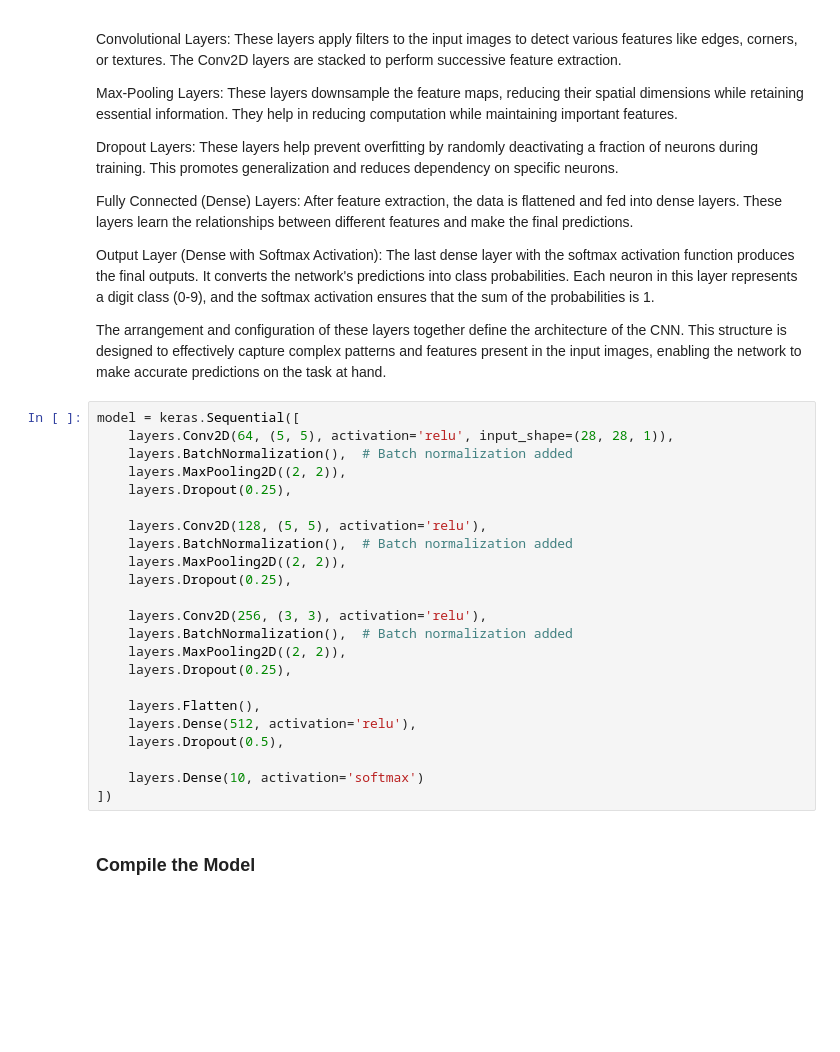
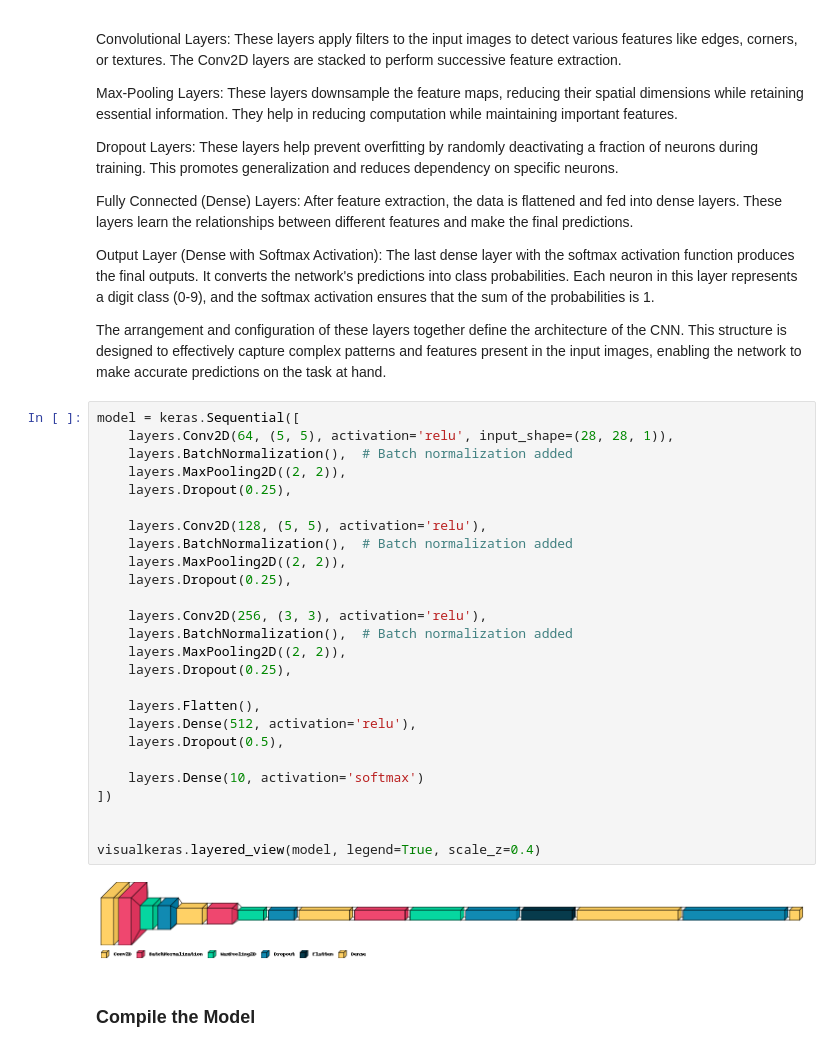
Before and after one commit to gabriel-nds/CNN_for_Digit_Recognizer, a Jupyter notebook: digit.ipynb, the cells around one changed output. Cells and saved outputs as stored; diff of their text form; blank space fills up the shorter version.

```diff
--- a/digit.ipynb
+++ b/digit.ipynb
@@ -84,26 +87,31 @@ The arrangement and configuration of these layers together define the architectu
 # %%
 model = keras.Sequential([
     layers.Conv2D(64, (5, 5), activation='relu', input_shape=(28, 28, 1)),
     layers.BatchNormalization(),  # Batch normalization added
     layers.MaxPooling2D((2, 2)),
     layers.Dropout(0.25),
 
     layers.Conv2D(128, (5, 5), activation='relu'),
     layers.BatchNormalization(),  # Batch normalization added
     layers.MaxPooling2D((2, 2)),
     layers.Dropout(0.25),
 
     layers.Conv2D(256, (3, 3), activation='relu'),
     layers.BatchNormalization(),  # Batch normalization added
     layers.MaxPooling2D((2, 2)),
     layers.Dropout(0.25),
 
     layers.Flatten(),
     layers.Dense(512, activation='relu'),
     layers.Dropout(0.5),
 
     layers.Dense(10, activation='softmax')
 ])
+
+
+visualkeras.layered_view(model, legend=True, scale_z=0.4)
+# %% [output]
+[figure, added]
 # %% [markdown]
 ### Compile the Model
 # %% [markdown]
```
Also changed, not shown: parts of 17 cells of this notebook, 2 other files.
